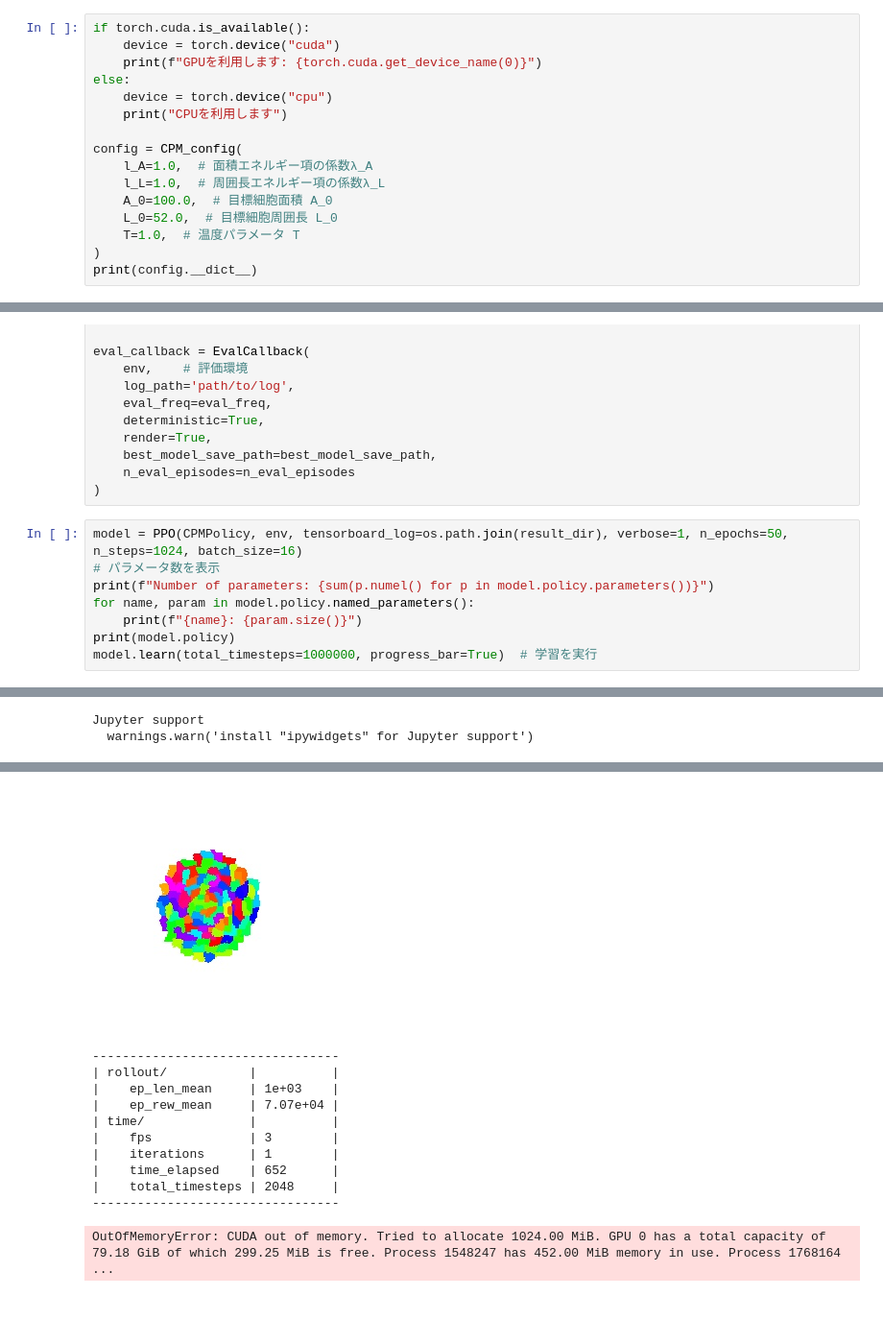
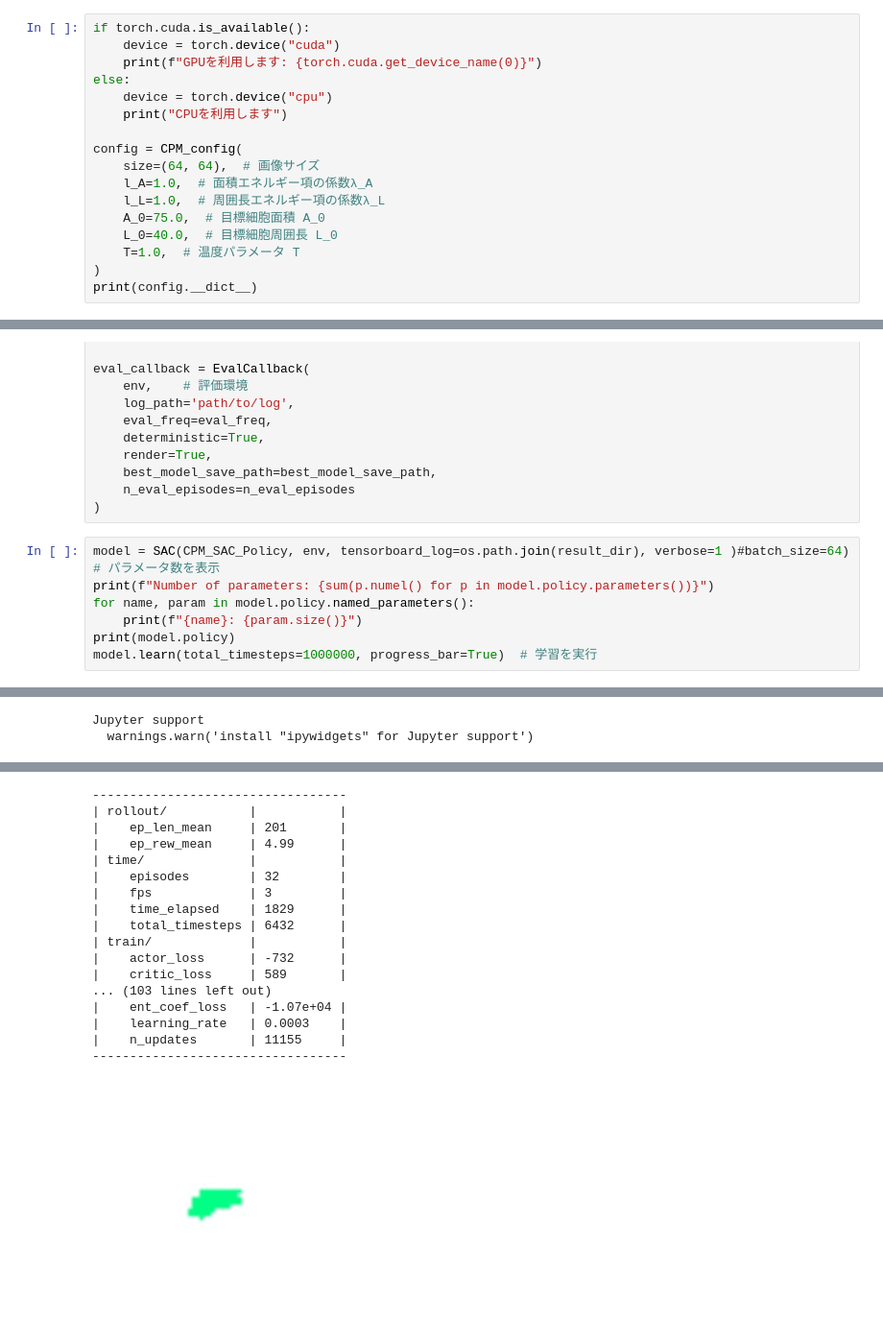
Before and after one commit to KotShinZ/cpm_torch, a Jupyter notebook: examples/ppo_up.ipynb, the cells around one changed output, grey strips where cells are left out. Shown at 96% size. Drawn from its saved outputs; the diff is of its cells as text; blank space fills up the shorter version.

```diff
--- a/examples/ppo_up.ipynb
+++ b/examples/ppo_up.ipynb
@@ -68,10 +67,11 @@ else:
     print("CPUを利用します")
 
 config = CPM_config(
+    size=(64, 64),  # 画像サイズ
     l_A=1.0,  # 面積エネルギー項の係数λ_A
     l_L=1.0,  # 周囲長エネルギー項の係数λ_L
-    A_0=100.0,  # 目標細胞面積 A_0
-    L_0=52.0,  # 目標細胞周囲長 L_0
+    A_0=75.0,  # 目標細胞面積 A_0
+    L_0=40.0,  # 目標細胞周囲長 L_0
     T=1.0,  # 温度パラメータ T
 )
 print(config.__dict__)
@@ -101,7 +101,7 @@ eval_callback = EvalCallback(
     n_eval_episodes=n_eval_episodes
 )
 # %%
-model = PPO(CPMPolicy, env, tensorboard_log=os.path.join(result_dir), verbose=1, n_epochs=50, n_steps=1024, batch_size=16)
+model = SAC(CPM_SAC_Policy, env, tensorboard_log=os.path.join(result_dir), verbose=1 )#batch_size=64)
 # パラメータ数を表示
 print(f"Number of parameters: {sum(p.numel() for p in model.policy.parameters())}")
 for name, param in model.policy.named_parameters():
@@ -132,12 +149,18 @@ Jupyter support
+----------------------------------
+| rollout/           |           |
+|    ep_len_mean     | 201       |
+|    ep_rew_mean     | 4.99      |
+| time/              |           |
+|    episodes        | 32        |
+|    fps             | 3         |
+|    time_elapsed    | 1829      |
+|    total_timesteps | 6432      |
+| train/             |           |
+|    actor_loss      | -732      |
+|    critic_loss     | 589       |
+... (103 lines left out)
+|    ent_coef_loss   | -1.07e+04 |
+|    learning_rate   | 0.0003    |
+|    n_updates       | 11155     |
+----------------------------------
-[figure, old version]
+[figure, new version]
----------------------------------
-| rollout/           |          |
-|    ep_len_mean     | 1e+03    |
-|    ep_rew_mean     | 7.07e+04 |
-| time/              |          |
-|    fps             | 3        |
-|    iterations      | 1        |
-|    time_elapsed    | 652      |
-|    total_timesteps | 2048     |
----------------------------------
-OutOfMemoryError: CUDA out of memory. Tried to allocate 1024.00 MiB. GPU 0 has a total capacity of 79.18 GiB of which 299.25 MiB is free. Process 1548247 has 452.00 MiB memory in use. Process 1768164  ...
```
Also changed, not shown: parts of 7 cells of this notebook, 11 other files.
